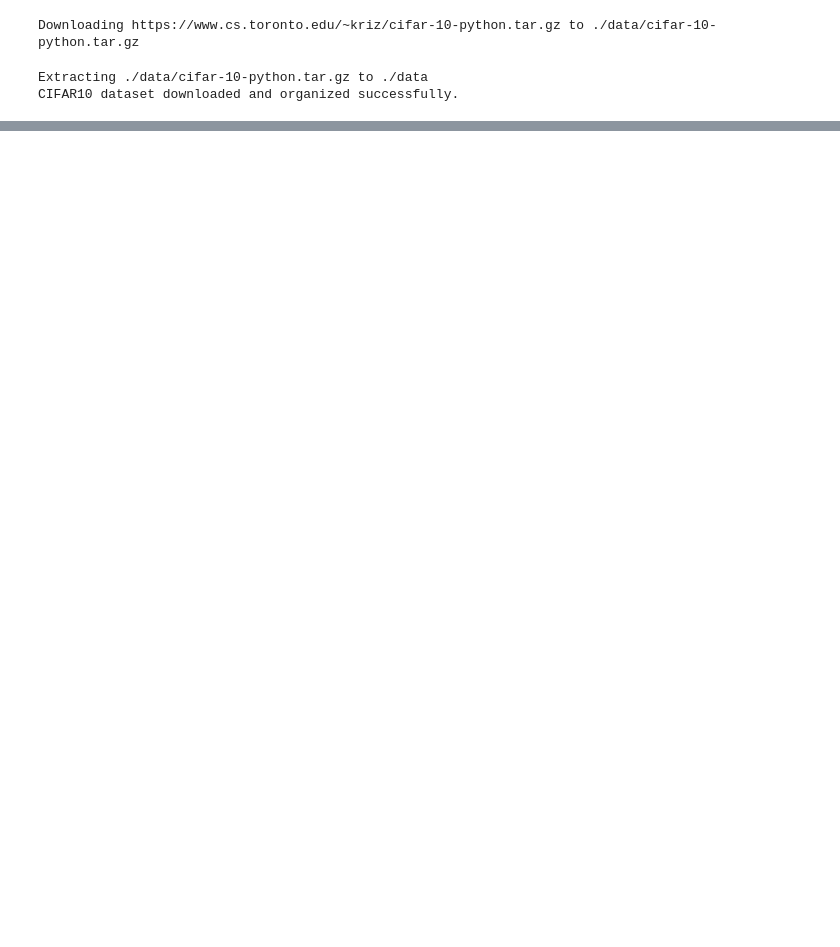
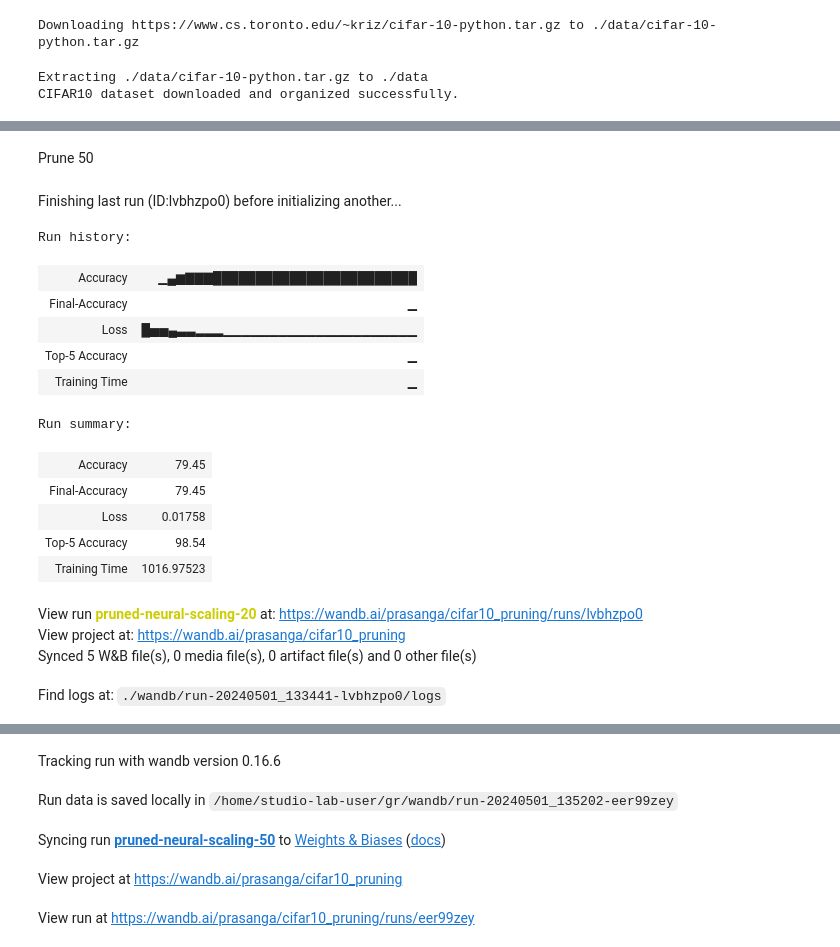
Before and after one commit to prasangadhungel/Data-Pruning-with-Extrapolated-Scores, a Jupyter notebook: neural_scaling.ipynb, the cells around one changed output, grey strips where cells are left out. Drawn from its saved outputs; the diff is of its cells as text; code cells hidden in the pictures; blank space fills up the shorter version.

```diff
--- a/neural_scaling.ipynb
+++ b/neural_scaling.ipynb
@@ -794,7 +652,9 @@ wandb.log({"Final-Accuracy": accuracy, "Top-5 Accuracy": top5_accuracy, "Trainin
+# %% [markdown]
+Prune 50
 # %%
 prune_frac = "50"
 wandb.init(project='cifar10_pruning', name='pruned-neural-scaling-'+prune_frac)
-train_folder = "/content/drive/MyDrive/GR/hard_samples_"+ prune_frac
+train_folder = "./hard_samples_"+ prune_frac
 
 trainset = datasets.ImageFolder(train_folder, transform=transform_train)
 trainloader = torch.utils.data.DataLoader(
@@ -850,30 +710,48 @@ for epoch in range(30):  # Adjust the number of epochs as needed
             total += labels.size(0)
             correct += (predicted == labels).sum().item()
     accuracy = 100 * correct / total
     print('[epoch:%d,  accuracy: %.3f' % (epoch + 1, accuracy))
     wandb.log({"Accuracy": accuracy}, step=step_val)
 
     scheduler.step()
 
 
 end_time = time.time()
 training_time = end_time - start_time
 
 # Test the ConvNet on the test set
 correct = 0
 total = 0
 top5_correct = 0
 with torch.no_grad():
     for data in testloader:
         images, labels = data
         images, labels = images.to(device), labels.to(device)
         outputs = net(images)
         _, predicted = torch.max(outputs.data, 1)
         _, top5_predicted = torch.topk(outputs.data, 5, dim=1)
         total += labels.size(0)
         correct += (predicted == labels).sum().item()
         top5_correct += (top5_predicted == labels.view(-1, 1)).sum().item()
 
 accuracy = 100 * correct / total
 top5_accuracy = 100 * top5_correct / total
 wandb.log({"Final-Accuracy": accuracy, "Top-5 Accuracy": top5_accuracy, "Training Time": training_time})
+# %% [output]
+Finishing last run (ID:lvbhzpo0) before initializing another...
+Run history:
+| Accuracy | ▁▄▆▇▇▇████████████████████████ |
+| Final-Accuracy | ▁ |
+| Loss | █▅▅▄▃▃▂▂▂▁▁▁▁▁▁▁▁▁▁▁▁▁▁▁▁▁▁▁▁▁ |
+| Top-5 Accuracy | ▁ |
+| Training Time | ▁ |
+Run summary:
+| Accuracy | 79.45 |
+| Final-Accuracy | 79.45 |
+| Loss | 0.01758 |
+| Top-5 Accuracy | 98.54 |
+| Training Time | 1016.97523 |
+View run pruned-neural-scaling-20 at: https://wandb.ai/prasanga/cifar10_pruning/runs/lvbhzpo0
+View project at: https://wandb.ai/prasanga/cifar10_pruning
+Synced 5 W&B file(s), 0 media file(s), 0 artifact file(s) and 0 other file(s)
+Find logs at: ./wandb/run-20240501_133441-lvbhzpo0/logs
@@ -879,0 +759,5 @@ wandb.log({"Final-Accuracy": accuracy, "Top-5 Accuracy": top5_accuracy, "Trainin
+Tracking run with wandb version 0.16.6
+Run data is saved locally in /home/studio-lab-user/gr/wandb/run-20240501_135202-eer99zey
+Syncing run pruned-neural-scaling-50 to Weights & Biases (docs)
+View project at https://wandb.ai/prasanga/cifar10_pruning
+View run at https://wandb.ai/prasanga/cifar10_pruning/runs/eer99zey
```
Also changed, not shown: parts of 40 cells of this notebook.
